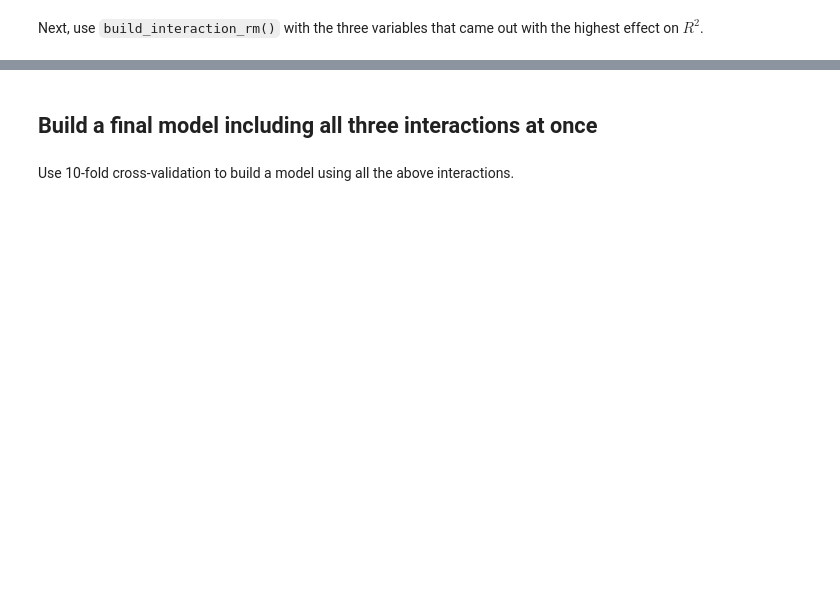
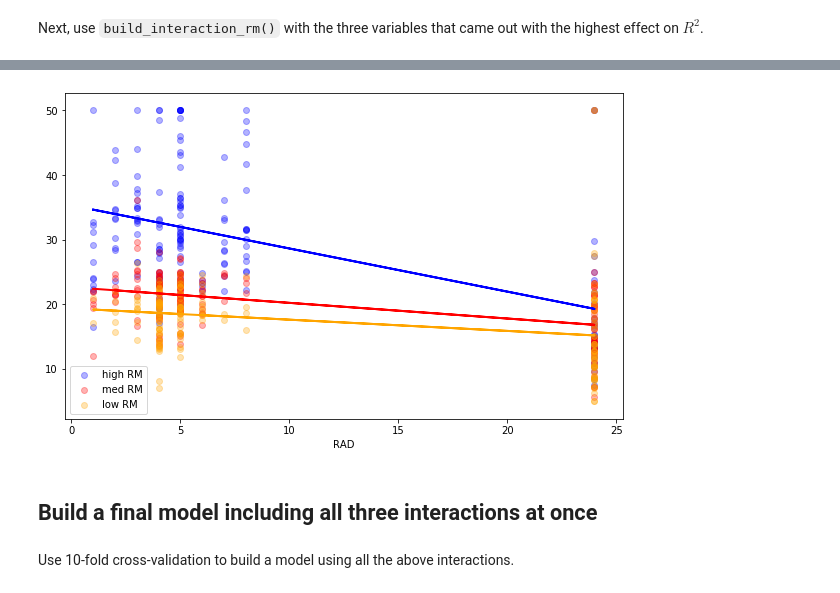
Before and after one commit to poariston/dsc-interaction-terms-lab-online-ds-pt-120919, a Jupyter notebook: index.ipynb, the cells around one changed output, grey strips where cells are left out. Cells and saved outputs as stored; diff of their text form; code cells hidden in the pictures; blank space fills up the shorter version.

```diff
--- a/index.ipynb
+++ b/index.ipynb
@@ -132,5 +297,8 @@ Next, use `build_interaction_rm()` with the three variables that came out with t
 # %%
 # third plot
+build_interaction_rm('RAD','RAD')
+# %% [output]
+[figure, added]
 # %% [markdown]
 ## Build a final model including all three interactions at once
 # %% [markdown]
```
Also changed, not shown: parts of 35 cells of this notebook.
